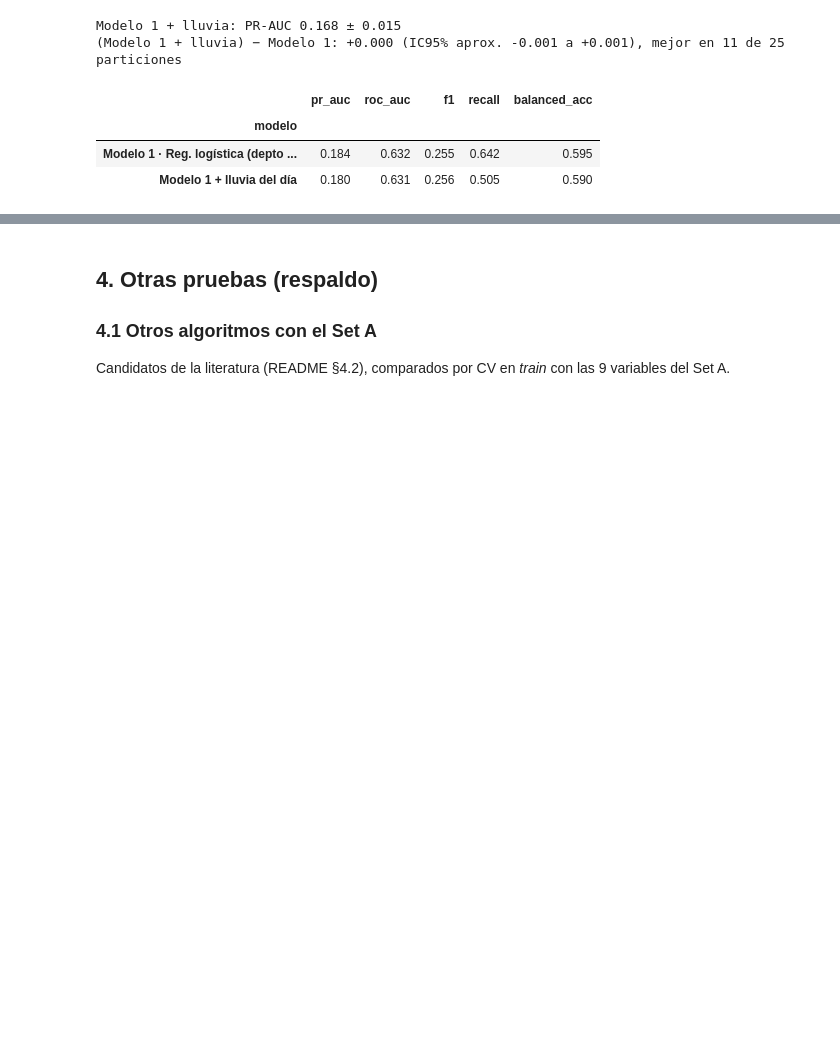
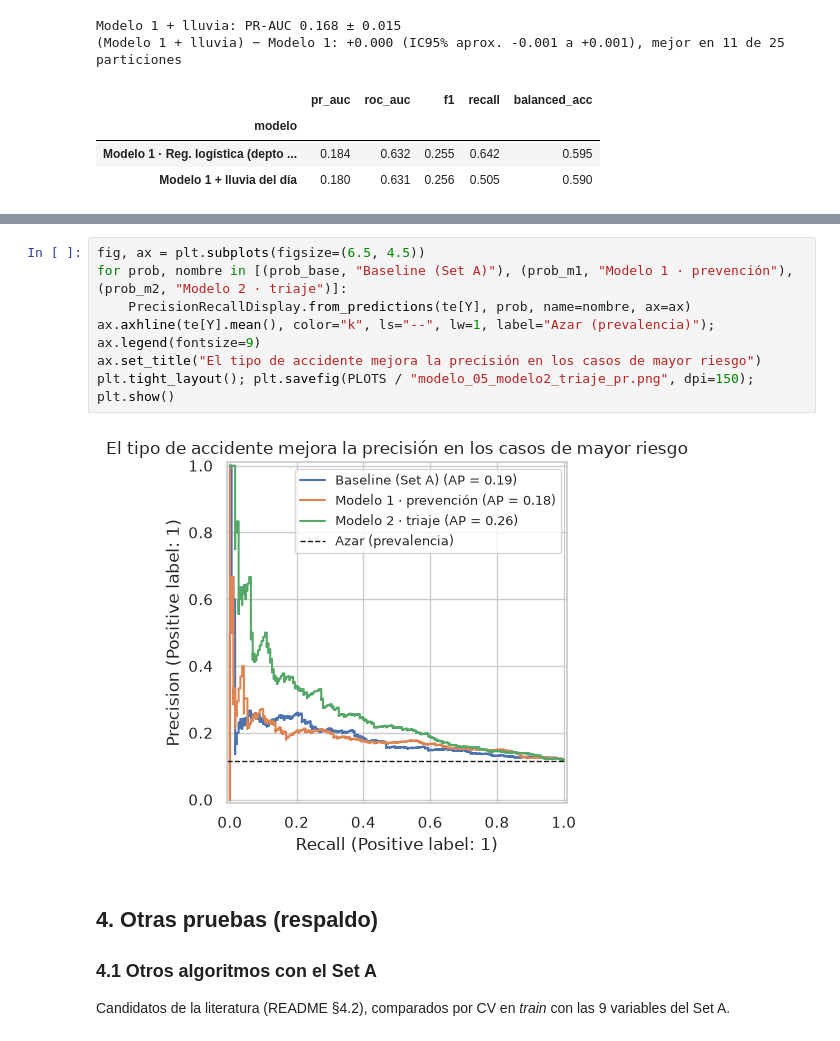
Before and after one commit to Marcor47/IAA-Grupo3, a Jupyter notebook: notebooks/02_modelos.ipynb, the cells around one changed output, grey strips where cells are left out. Cells and saved outputs as stored; diff of their text form; blank space fills up the shorter version.

```diff
--- a/notebooks/02_modelos.ipynb
+++ b/notebooks/02_modelos.ipynb
@@ -240,3 +288,12 @@ Modelo 1 + lluvia: PR-AUC 0.168 ± 0.015
+# %%
+fig, ax = plt.subplots(figsize=(6.5, 4.5))
+for prob, nombre in [(prob_base, "Baseline (Set A)"), (prob_m1, "Modelo 1 · prevención"), (prob_m2, "Modelo 2 · triaje")]:
+    PrecisionRecallDisplay.from_predictions(te[Y], prob, name=nombre, ax=ax)
+ax.axhline(te[Y].mean(), color="k", ls="--", lw=1, label="Azar (prevalencia)"); ax.legend(fontsize=9)
+ax.set_title("El tipo de accidente mejora la precisión en los casos de mayor riesgo")
+plt.tight_layout(); plt.savefig(PLOTS / "modelo_05_modelo2_triaje_pr.png", dpi=150); plt.show()
+# %% [output]
+[figure, added]
 # %% [markdown]
 ## 4. Otras pruebas (respaldo)
 
```
Also changed, not shown: parts of 9 cells of this notebook, 12 other files.
